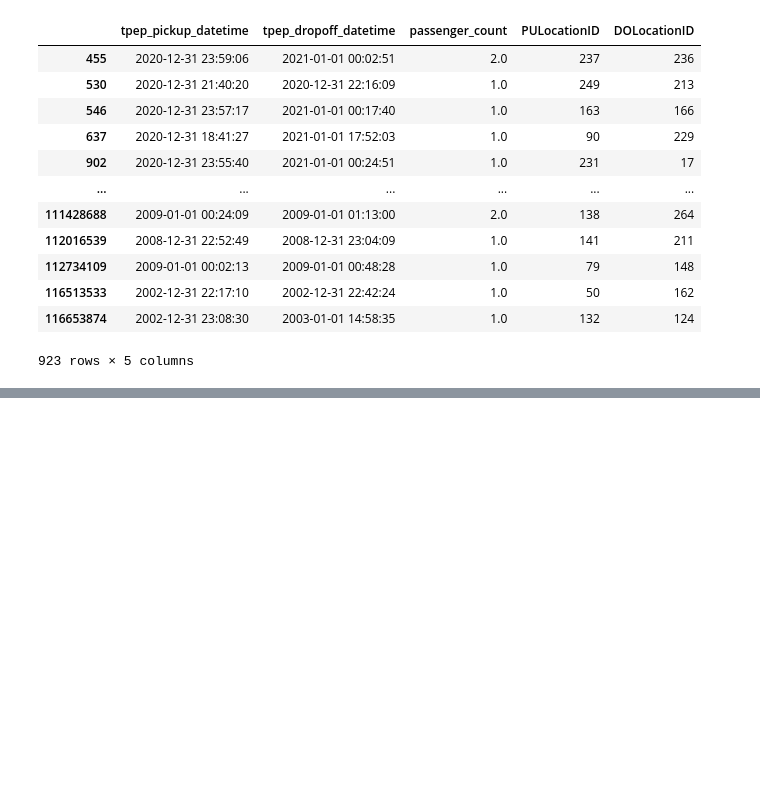
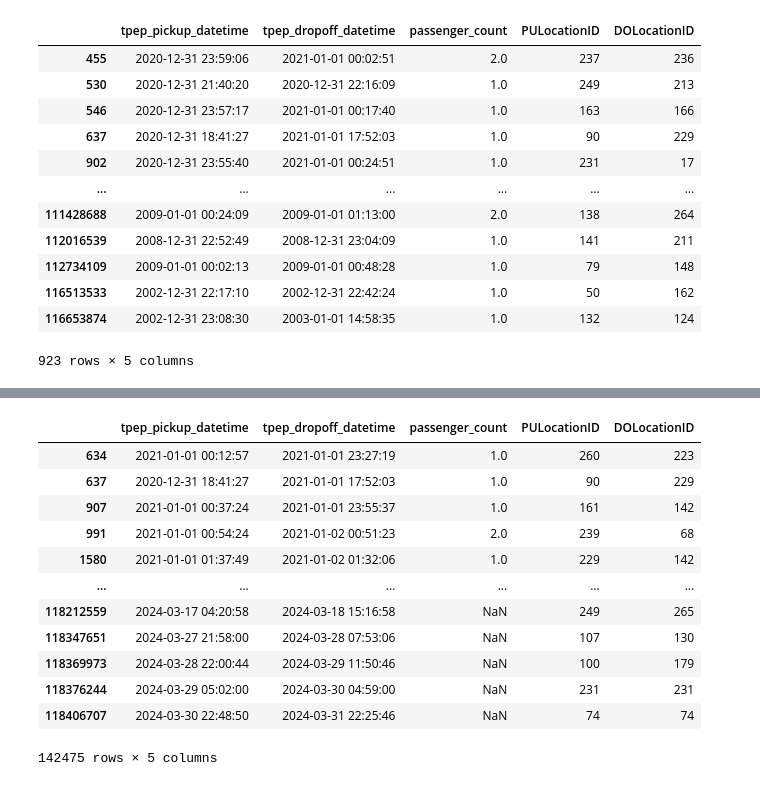
Before and after one commit to eoinmtreacy/pinbox, a Jupyter notebook: data/data_evaluation/taxi_trip_data/yellow_taxi_data_analysis.ipynb, the cells around one changed output, grey strips where cells are left out. Drawn from its saved outputs; the diff is of its cells as text; code cells hidden in the pictures; blank space fills up the shorter version.

```diff
--- a/data/data_evaluation/taxi_trip_data/yellow_taxi_data_analysis.ipynb
+++ b/data/data_evaluation/taxi_trip_data/yellow_taxi_data_analysis.ipynb
@@ -273,0 +320,18 @@ df[df['tpep_pickup_datetime']<pd.to_datetime('2021-01-01')]
+# %%
+# Test 6:
+time_diff = pd.Timedelta(hours=5)
+df[df['tpep_dropoff_datetime']-df['tpep_pickup_datetime'] > time_diff]
+# %% [output]
+|  | tpep_pickup_datetime | tpep_dropoff_datetime | passenger_count | PULocationID | DOLocationID |
+| 634 | 2021-01-01 00:12:57 | 2021-01-01 23:27:19 | 1.0 | 260 | 223 |
+| 637 | 2020-12-31 18:41:27 | 2021-01-01 17:52:03 | 1.0 | 90 | 229 |
+| 907 | 2021-01-01 00:37:24 | 2021-01-01 23:55:37 | 1.0 | 161 | 142 |
+| 991 | 2021-01-01 00:54:24 | 2021-01-02 00:51:23 | 2.0 | 239 | 68 |
+| 1580 | 2021-01-01 01:37:49 | 2021-01-02 01:32:06 | 1.0 | 229 | 142 |
+| ... | ... | ... | ... | ... | ... |
+| 118212559 | 2024-03-17 04:20:58 | 2024-03-18 15:16:58 | NaN | 249 | 265 |
+| 118347651 | 2024-03-27 21:58:00 | 2024-03-28 07:53:06 | NaN | 107 | 130 |
+| 118369973 | 2024-03-28 22:00:44 | 2024-03-29 11:50:46 | NaN | 100 | 179 |
+| 118376244 | 2024-03-29 05:02:00 | 2024-03-30 04:59:00 | NaN | 231 | 231 |
+| 118406707 | 2024-03-30 22:48:50 | 2024-03-31 22:25:46 | NaN | 74 | 74 |
+142475 rows × 5 columns
```
Also changed, not shown: parts of 11 cells of this notebook, 2 other files.
